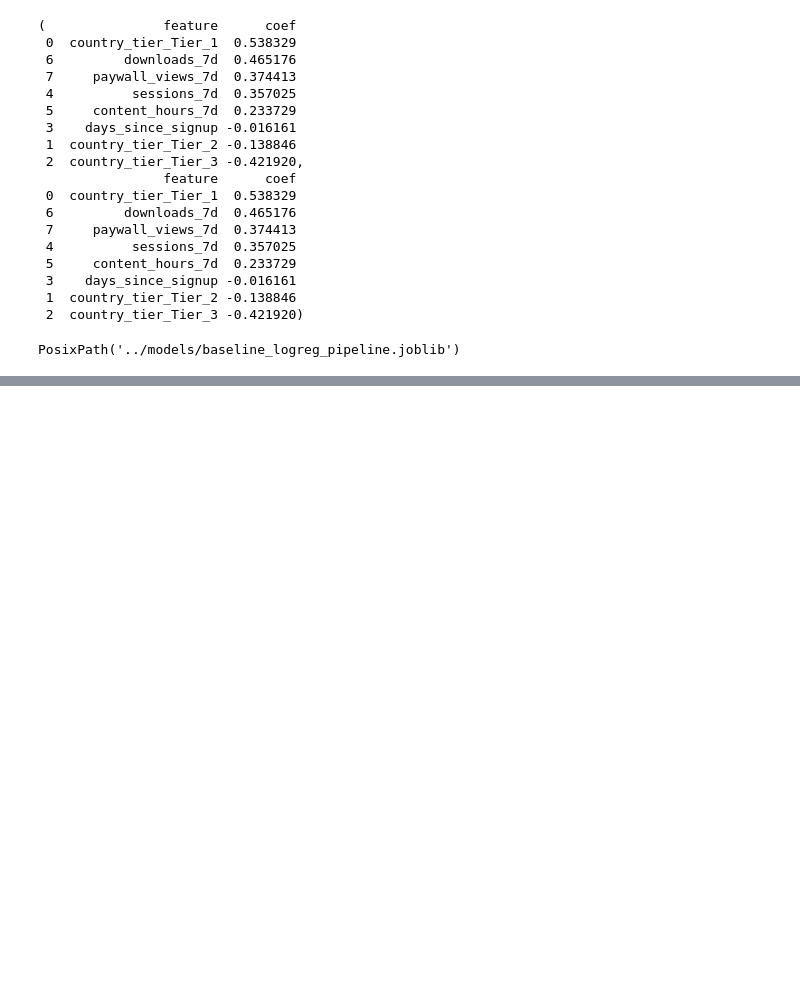
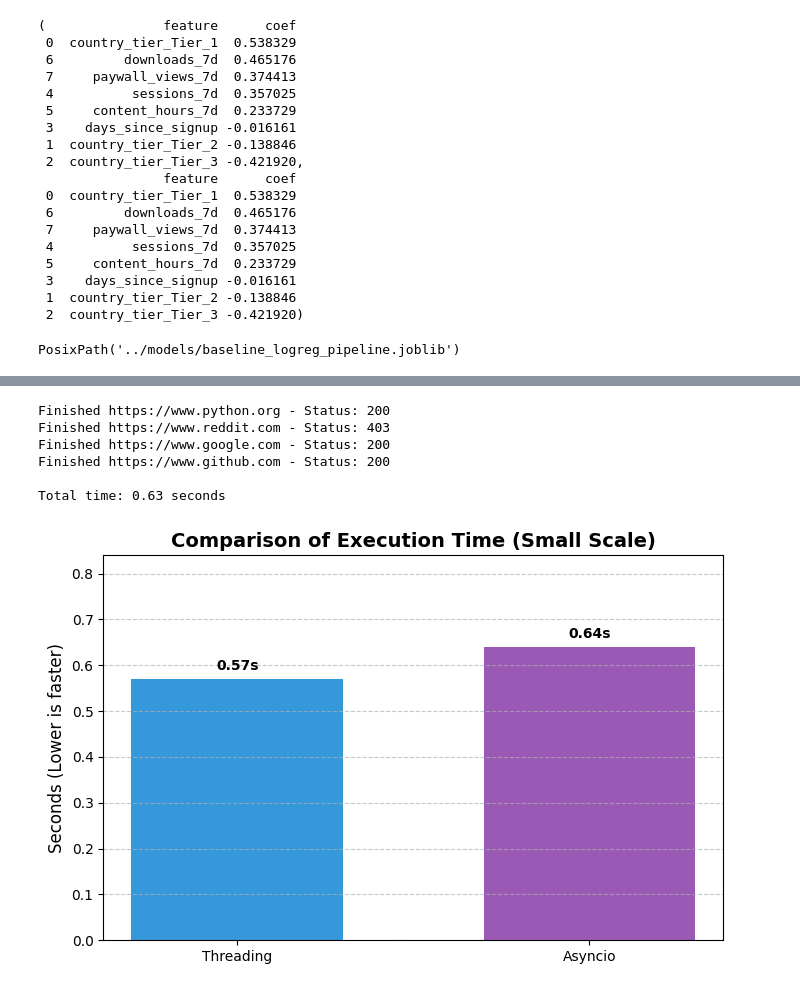
Before and after one commit to diegogallegof/ai-product-portfolio, a Jupyter notebook: 01_user_conversion/notebooks/01_eda_synthetic_data.ipynb, the cells around one changed output, grey strips where cells are left out. Saved outputs shown, nothing was run; the diff lists cells and outputs as text; code cells hidden in the pictures; blank space fills up the shorter version.

```diff
--- a/01_user_conversion/notebooks/01_eda_synthetic_data.ipynb
+++ b/01_user_conversion/notebooks/01_eda_synthetic_data.ipynb
@@ -575,0 +646,74 @@ PosixPath('../models/baseline_logreg_pipeline.joblib')
+# %%
+import asyncio
+import aiohttp
+import time
+
+# Define the individual task
+async def fetch_url(session, url):
+    try:
+        # 'await' allows the loop to jump to another URL while waiting for the network
+        async with session.get(url, timeout=10) as response:
+            status = response.status
+            print(f"Finished {url} - Status: {status}")
+            return status
+    except Exception as e:
+        print(f"Error fetching {url}: {e}")
+
+# Define the main logic
+async def main():
+    urls = [
+        "https://www.google.com",
+        "https://www.python.org",
+        "https://www.github.com",
+        "https://www.reddit.com"
+    ]
+
+    start_time = time.time()
+
+    # ClientSession stays open for all requests (more efficient)
+    async with aiohttp.ClientSession() as session:
+        tasks = [fetch_url(session, url) for url in urls]
+
+        # Gather all tasks and run them concurrently
+        await asyncio.gather(*tasks)
+
+    print(f"\nTotal time: {time.time() - start_time:.2f} seconds")
+
+# In Jupyter, we do NOT use asyncio.run(main())
+# We call it directly with 'await'
+await main()
+# %% [output]
+Finished https://www.python.org - Status: 200
+Finished https://www.reddit.com - Status: 403
+Finished https://www.google.com - Status: 200
+Finished https://www.github.com - Status: 200
+
+Total time: 0.63 seconds
+# %%
+import matplotlib.pyplot as plt
+
+# Data from your results
+labels = ['Threading', 'Asyncio']
+times = [0.57, 0.64]
+colors = ['#3498db', '#9b59b6']  # Blue and Purple
+
+# Create the plot
+plt.figure(figsize=(8, 5))
+bars = plt.bar(labels, times, color=colors, width=0.6)
+
+# Add titles and labels
+plt.title('Comparison of Execution Time (Small Scale)', fontsize=14, fontweight='bold')
+plt.ylabel('Seconds (Lower is faster)', fontsize=12)
+plt.ylim(0, max(times) + 0.2) # Add some space at the top
+
+# Add the exact time labels on top of the bars
+for bar in bars:
+    yval = bar.get_height()
+    plt.text(bar.get_x() + bar.get_width()/2, yval + 0.02, f'{yval}s', ha='center', fontweight='bold')
+
+plt.grid(axis='y', linestyle='--', alpha=0.7)
+
+# Show the plot
+plt.show()
+# %% [output]
+[figure, added]
```
Also changed, not shown: parts of 5 cells of this notebook.
